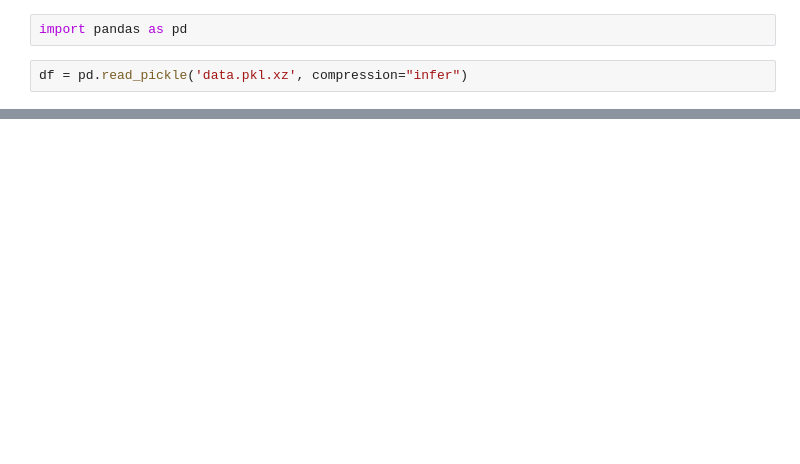
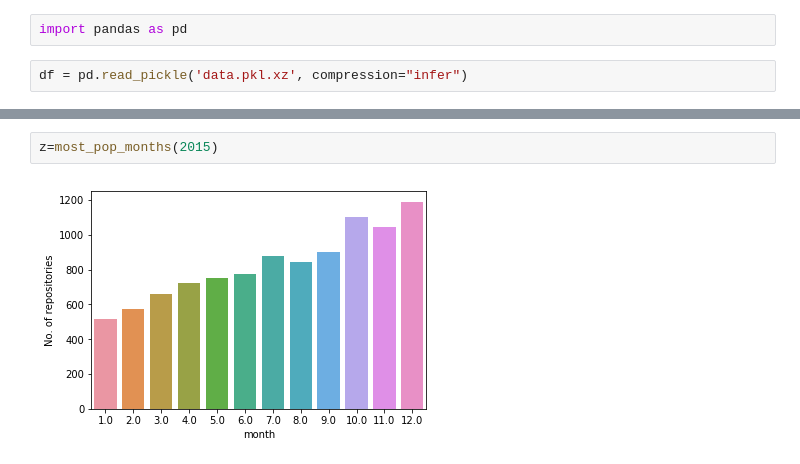
Before and after one commit to cshubhamrao/docker-hub-data, a Jupyter notebook: models/exploration.ipynb, the cells around one changed output, grey strips where cells are left out. Drawn from its saved outputs; the diff is of its cells as text; blank space fills up the shorter version.

```diff
--- a/models/exploration.ipynb
+++ b/models/exploration.ipynb
@@ -60,0 +147,4 @@ df.to_pickle("data.pkl.xz", compression="infer")
+# %%
+z=most_pop_months(2015)
+# %% [output]
+[figure, added]
```
Also changed, not shown: parts of 38 cells of this notebook, 1 other file.
